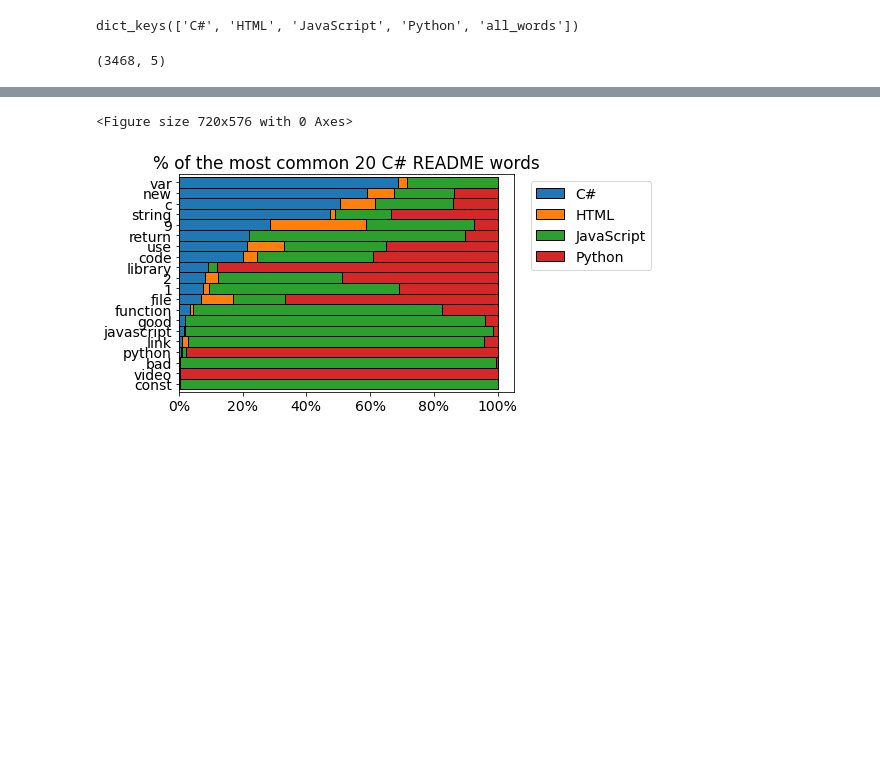
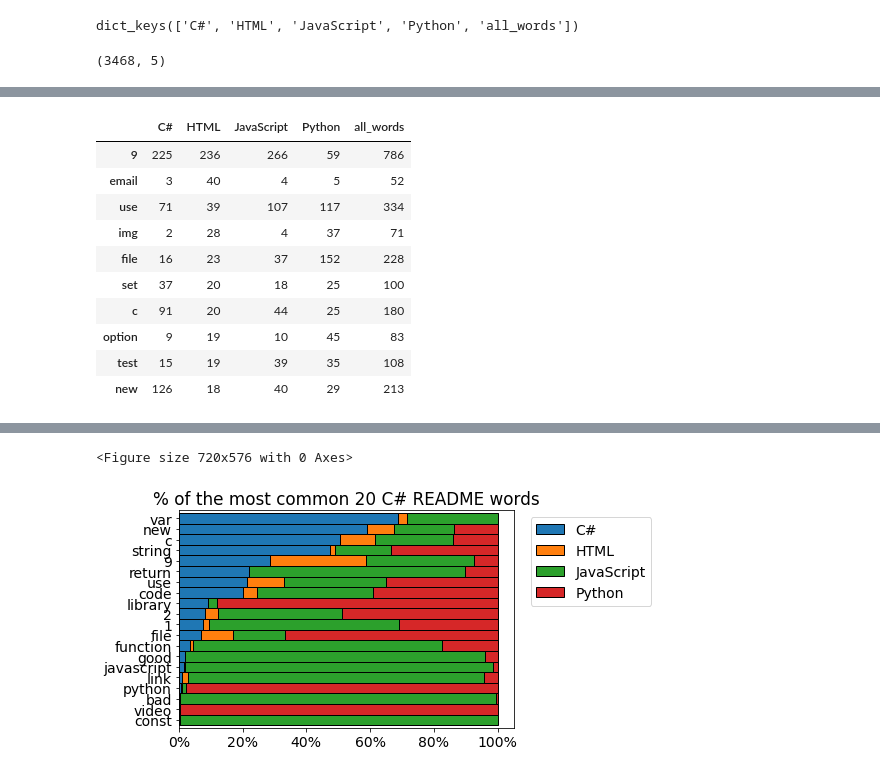
Before and after one commit to codeup-germain/github-code-composition, a Jupyter notebook: curtis-draft.ipynb, the cells around one changed output, grey strips where cells are left out. Saved outputs shown, nothing was run; the diff lists cells and outputs as text; code cells hidden in the pictures; blank space fills up the shorter version.

```diff
--- a/curtis-draft.ipynb
+++ b/curtis-draft.ipynb
@@ -325,0 +363,14 @@ word_counts.sort_values('all_words', ascending=False).head(30)
+# %%
+word_counts.sort_values('HTML', ascending=False).head(10)
+# %% [output]
+|  | C# | HTML | JavaScript | Python | all_words |
+| 9 | 225 | 236 | 266 | 59 | 786 |
+| email | 3 | 40 | 4 | 5 | 52 |
+| use | 71 | 39 | 107 | 117 | 334 |
+| img | 2 | 28 | 4 | 37 | 71 |
+| file | 16 | 23 | 37 | 152 | 228 |
+| set | 37 | 20 | 18 | 25 | 100 |
+| c | 91 | 20 | 44 | 25 | 180 |
+| option | 9 | 19 | 10 | 45 | 83 |
+| test | 15 | 19 | 39 | 35 | 108 |
+| new | 126 | 18 | 40 | 29 | 213 |
```
Also changed, not shown: parts of 16 cells of this notebook.
